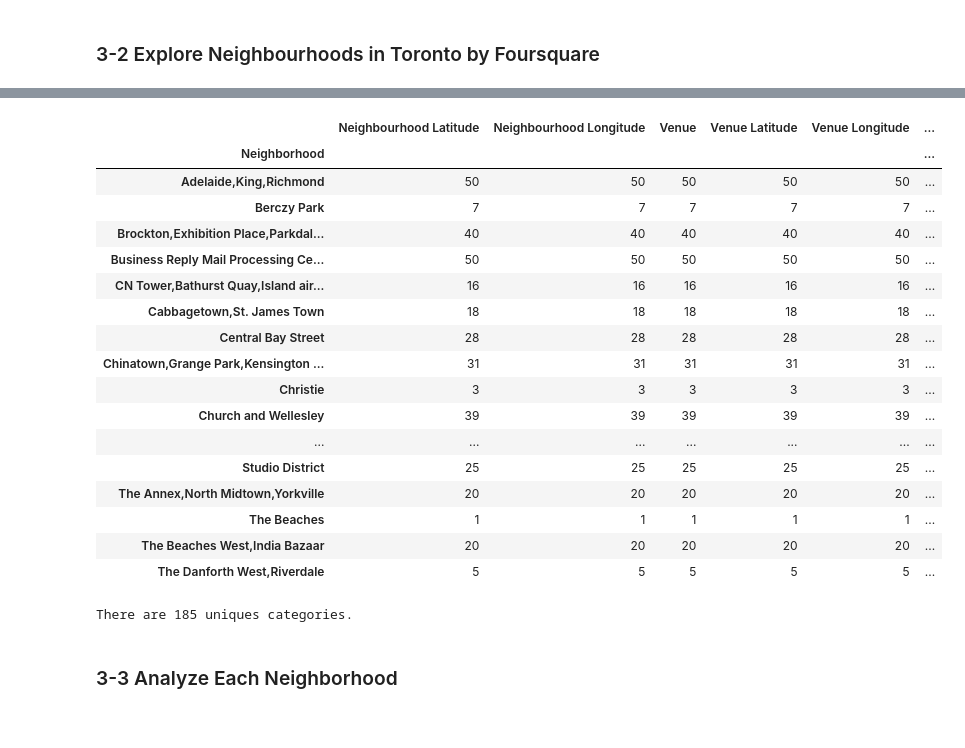
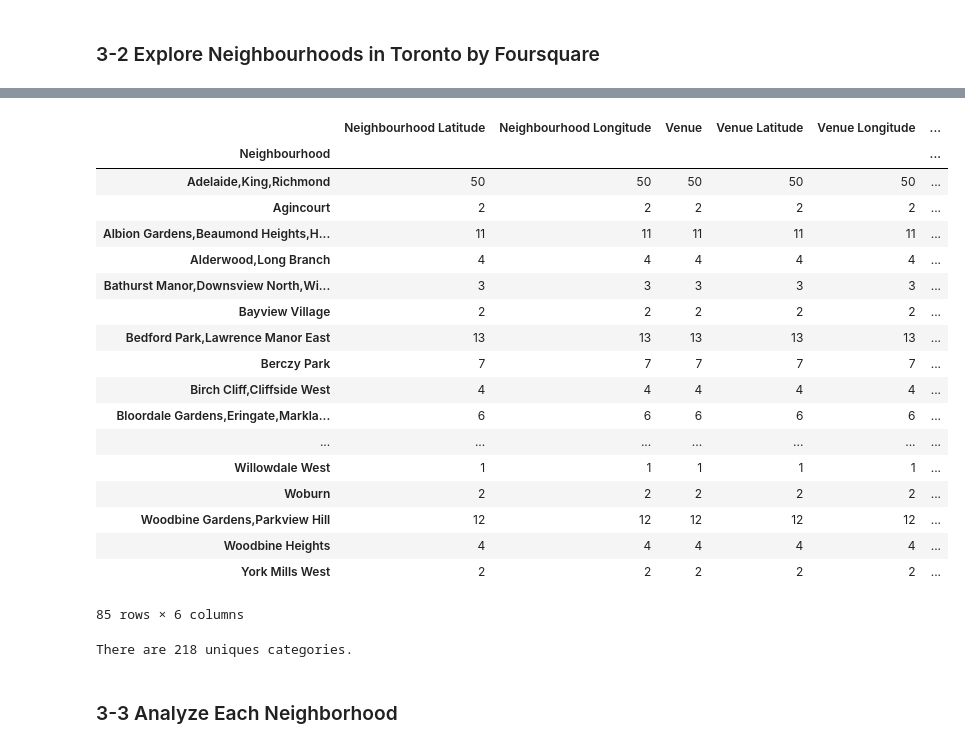
Before and after one commit to panhl12/Coursera_Capstone, a Jupyter notebook: Segmenting and Clustering of Toronto.ipynb, the cells around one changed output, grey strips where cells are left out. Saved outputs shown, nothing was run; the diff lists cells and outputs as text; code cells hidden in the pictures.

```diff
--- a/Segmenting and Clustering of Toronto.ipynb
+++ b/Segmenting and Clustering of Toronto.ipynb
@@ -221,17 +214,0 @@ data_toronto.reset_index(drop = True)
-# %%
-# Create map of Boroughs containing word "Toronto" using latitude and longitude values
-
-# Add markers to old map
-for lat, lng, label in zip(data_toronto['Latitude'], data_toronto['Longitude'], data_toronto['Neighbourhood']):
-    label = folium.Popup(label, parse_html=True)
-    folium.CircleMarker(
-        [lat, lng],
-        radius=5,
-        popup=label,
-        color='red',
-        fill=True,
-        fill_color='#ff8080',
-        fill_opacity=0.7,
-        parse_html=False).add_to(map_toronto)
-
-map_toronto
@@ -240,13 +236,2 @@ map_toronto
 # %% [markdown]
 ### 3-2 Explore Neighbourhoods in Toronto by Foursquare
-# %%
-# Define Foursquare Credentials and Version
-
-CLIENT_ID = '3BQYKQ5LBBRYVOCSMWM40YHSWB21RBI05S0JQ2LJ4CFMCFPU' # your Foursquare ID
-CLIENT_SECRET = 'AHI5WFW2P1TWQ5Q5ASROJJCZJ2501OQPUWQ5RLLFOLSU1KT4' # your Foursquare Secret
-VERSION = '20180605' # Foursquare API version
-LIMIT = 50
-
-print('Your credentails:')
-print('CLIENT_ID: ' + CLIENT_ID)
-print('CLIENT_SECRET:' + CLIENT_SECRET)
@@ -287,7 +270,7 @@ def getNearbyVenues(names, latitudes, longitudes, radius=300):
             v['venue']['categories'][0]['name']) for v in results])
 
     nearby_venues = pd.DataFrame([item for venue_list in venues_list for item in venue_list])
-    nearby_venues.columns = ['Neighborhood',
+    nearby_venues.columns = ['Neighbourhood',
                   'Neighbourhood Latitude',
                   'Neighbourhood Longitude',
                   'Venue',
@@ -298,8 +281,8 @@ def getNearbyVenues(names, latitudes, longitudes, radius=300):
     return(nearby_venues)
 # %%
 # Fit the function on data_toronto
-toronto_venues = getNearbyVenues(names=data_toronto['Neighbourhood'],
-                                   latitudes=data_toronto['Latitude'],
-                                   longitudes=data_toronto['Longitude']
+toronto_venues = getNearbyVenues(names=df_toronto['Neighbourhood'],
+                                   latitudes=df_toronto['Latitude'],
+                                   longitudes=df_toronto['Longitude']
                                   )
 # %% [output]
@@ -335,29 +318,30 @@ toronto_venues.head()
 # %%
 # Check how many venues were returned for each neighbourhood
-toronto_venues.groupby('Neighborhood').count()
+toronto_venues.groupby('Neighbourhood').count()
 # %% [output]
 |  | Neighbourhood Latitude | Neighbourhood Longitude | Venue | Venue Latitude | Venue Longitude | ... |
-| Neighborhood |  |  |  |  |  | ... |
+| Neighbourhood |  |  |  |  |  | ... |
 | Adelaide,King,Richmond | 50 | 50 | 50 | 50 | 50 | ... |
+| Agincourt | 2 | 2 | 2 | 2 | 2 | ... |
+| Albion Gardens,Beaumond Heights,H... | 11 | 11 | 11 | 11 | 11 | ... |
+| Alderwood,Long Branch | 4 | 4 | 4 | 4 | 4 | ... |
+| Bathurst Manor,Downsview North,Wi... | 3 | 3 | 3 | 3 | 3 | ... |
+| Bayview Village | 2 | 2 | 2 | 2 | 2 | ... |
+| Bedford Park,Lawrence Manor East | 13 | 13 | 13 | 13 | 13 | ... |
 | Berczy Park | 7 | 7 | 7 | 7 | 7 | ... |
-| Brockton,Exhibition Place,Parkdal... | 40 | 40 | 40 | 40 | 40 | ... |
-| Business Reply Mail Processing Ce... | 50 | 50 | 50 | 50 | 50 | ... |
-| CN Tower,Bathurst Quay,Island air... | 16 | 16 | 16 | 16 | 16 | ... |
-| Cabbagetown,St. James Town | 18 | 18 | 18 | 18 | 18 | ... |
-| Central Bay Street | 28 | 28 | 28 | 28 | 28 | ... |
-| Chinatown,Grange Park,Kensington ... | 31 | 31 | 31 | 31 | 31 | ... |
-| Christie | 3 | 3 | 3 | 3 | 3 | ... |
-| Church and Wellesley | 39 | 39 | 39 | 39 | 39 | ... |
+| Birch Cliff,Cliffside West | 4 | 4 | 4 | 4 | 4 | ... |
+| Bloordale Gardens,Eringate,Markla... | 6 | 6 | 6 | 6 | 6 | ... |
 | ... | ... | ... | ... | ... | ... | ... |
-| Studio District | 25 | 25 | 25 | 25 | 25 | ... |
-| The Annex,North Midtown,Yorkville | 20 | 20 | 20 | 20 | 20 | ... |
-| The Beaches | 1 | 1 | 1 | 1 | 1 | ... |
-| The Beaches West,India Bazaar | 20 | 20 | 20 | 20 | 20 | ... |
-| The Danforth West,Riverdale | 5 | 5 | 5 | 5 | 5 | ... |
+| Willowdale West | 1 | 1 | 1 | 1 | 1 | ... |
+| Woburn | 2 | 2 | 2 | 2 | 2 | ... |
+| Woodbine Gardens,Parkview Hill | 12 | 12 | 12 | 12 | 12 | ... |
+| Woodbine Heights | 4 | 4 | 4 | 4 | 4 | ... |
+| York Mills West | 2 | 2 | 2 | 2 | 2 | ... |
+85 rows × 6 columns
 # %%
 print('There are {} uniques categories.'.format(len(toronto_venues['Venue Category'].unique())))
 # %% [output]
-There are 185 uniques categories.
+There are 218 uniques categories.
 # %% [markdown]
 ### 3-3 Analyze Each Neighborhood
 # %%
```
Also changed, not shown: parts of 40 cells of this notebook.
